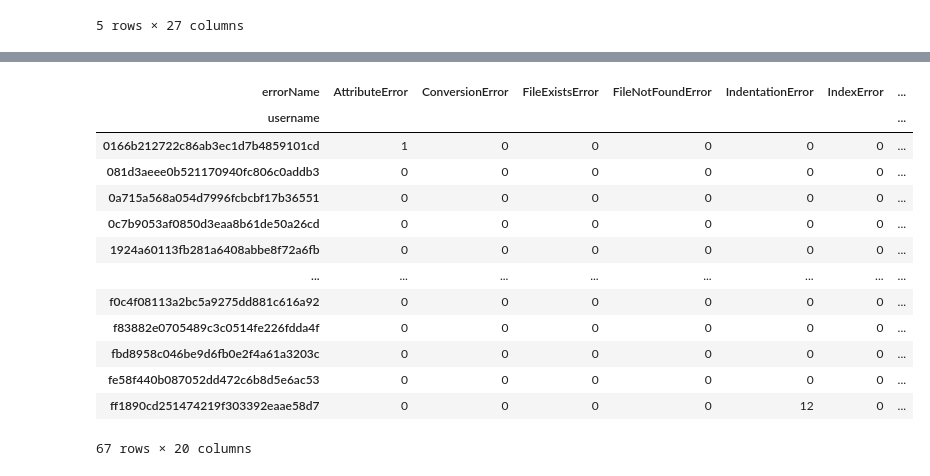
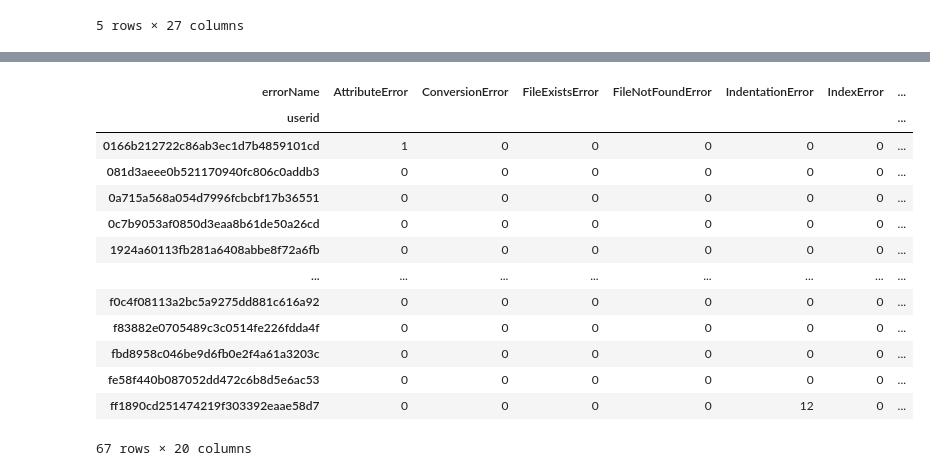
Before and after one commit to advapplab/LBLS160, a Jupyter notebook: viscode.ipynb, the cells around one changed output, grey strips where cells are left out. Saved outputs shown, nothing was run; the diff lists cells and outputs as text; code cells hidden in the pictures.

```diff
--- a/viscode.ipynb
+++ b/viscode.ipynb
@@ -35,8 +15,10 @@ def md5(i):
 
     return hl.hexdigest()
 # %%
-viscode_pd['username'] = viscode_pd['username'].astype(str)
-viscode_pd['username'] = viscode_pd['username'].apply(md5)
+viscode_pd['userid'] = viscode_pd['username'].astype(str)
+viscode_pd['userid'] = viscode_pd['username'].apply(md5)
+# %%
+viscode_pd = viscode_pd.drop('username', 1)
 # %%
 viscode_pd.head(5)
 # %% [output]
@@ -70,5 +52,5 @@ list(viscode_pd)
 # %%
-viscode_pd = viscode_pd[['username',
+viscode_pd = viscode_pd[['userid',
                          'event',
                          'codeLength',
                          'errorName']]
@@ -108,12 +90,12 @@ viscode_event_grouped
 | ff1890cd251474219f303392eaae58d7 | 1 | 16 | 5 | 29 | 13 | 3 |
 88 rows × 6 columns
 # %%
-viscode_error_grouped = viscode_pd.groupby(['username', 'errorName']).size().reset_index()
-viscode_error_grouped = viscode_error_grouped.pivot_table(0, ['username'], 'errorName').fillna(0).astype('int')
+viscode_error_grouped = viscode_pd.groupby(['userid', 'errorName']).size().reset_index()
+viscode_error_grouped = viscode_error_grouped.pivot_table(0, ['userid'], 'errorName').fillna(0).astype('int')
 viscode_error_grouped
 # %% [output]
 | errorName | AttributeError | ConversionError | FileExistsError | FileNotFoundError | IndentationError | IndexError | ... |
-| username |  |  |  |  |  |  | ... |
+| userid |  |  |  |  |  |  | ... |
 | 0166b212722c86ab3ec1d7b4859101cd | 1 | 0 | 0 | 0 | 0 | 0 | ... |
 | 081d3aeee0b521170940fc806c0addb3 | 0 | 0 | 0 | 0 | 0 | 0 | ... |
 | 0a715a568a054d7996fcbcbf17b36551 | 0 | 0 | 0 | 0 | 0 | 0 | ... |
```
Also changed, not shown: parts of 11 cells of this notebook, 3 other files.
